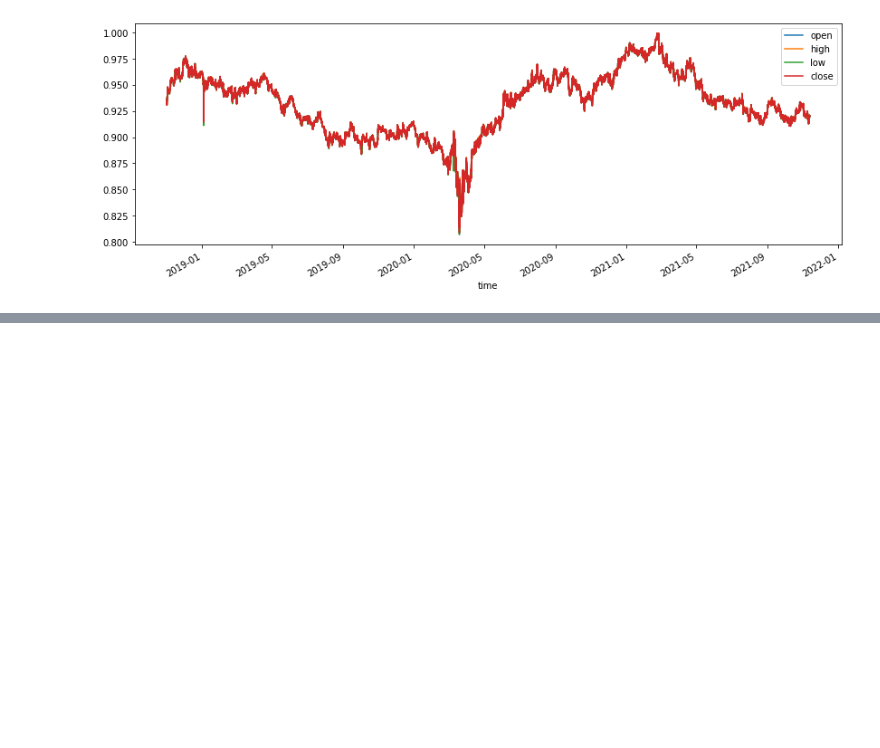
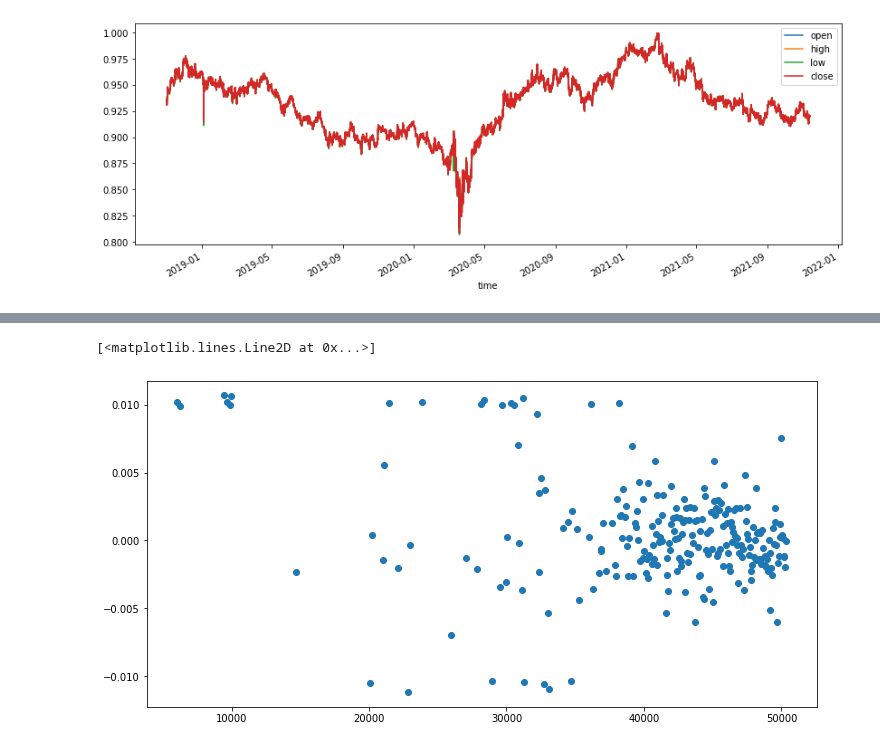
Before and after one commit to Molozey/algo-andrii, a Jupyter notebook: Andrii/Dir_25_12/FXBackTesting.ipynb, the cells around one changed output, grey strips where cells are left out. Cells and saved outputs as stored; diff of their text form; code cells hidden in the pictures; blank space fills up the shorter version.

```diff
--- a/Andrii/Dir_25_12/FXBackTesting.ipynb
+++ b/Andrii/Dir_25_12/FXBackTesting.ipynb
@@ -317,0 +285,11 @@ plt.show()
+# %%
+plt.figure(figsize=(12,6))
+markdown = df.groupby(by='position_holding_time').mean() / PositionMoney
+#markdown.index = pd.to_timedelta(markdown.index)
+
+
+
+plt.plot(markdown.index.total_seconds(), markdown.operation_money_return, 'o')
+# %% [output]
+[<matplotlib.lines.Line2D at 0x...>]
+[figure, added]
```
Also changed, not shown: parts of 4 cells of this notebook.
